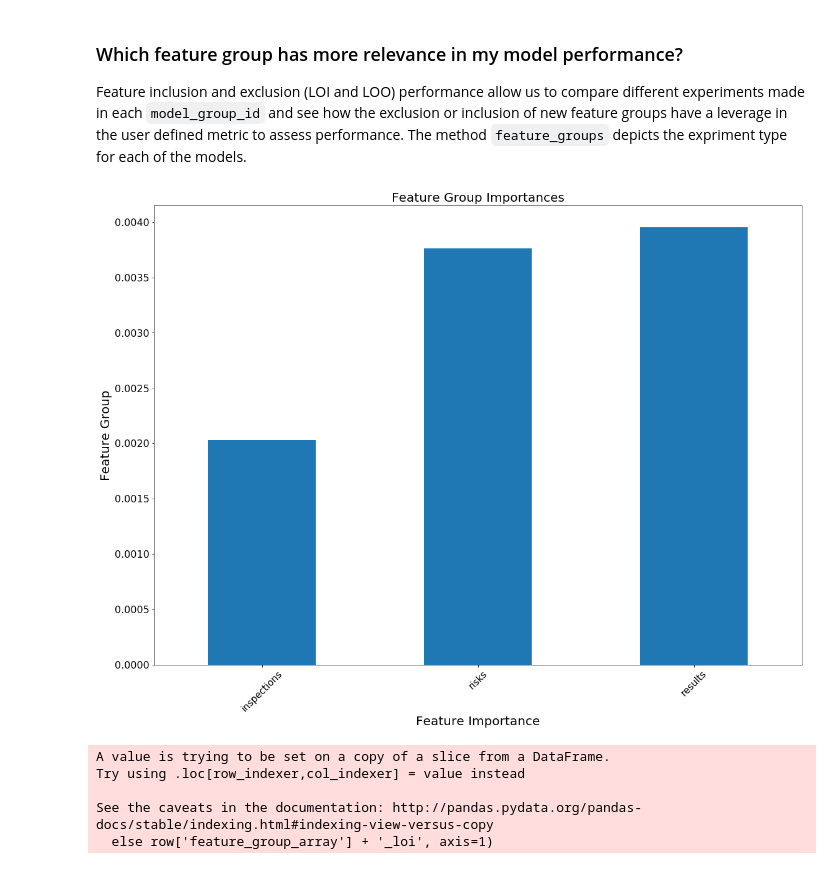
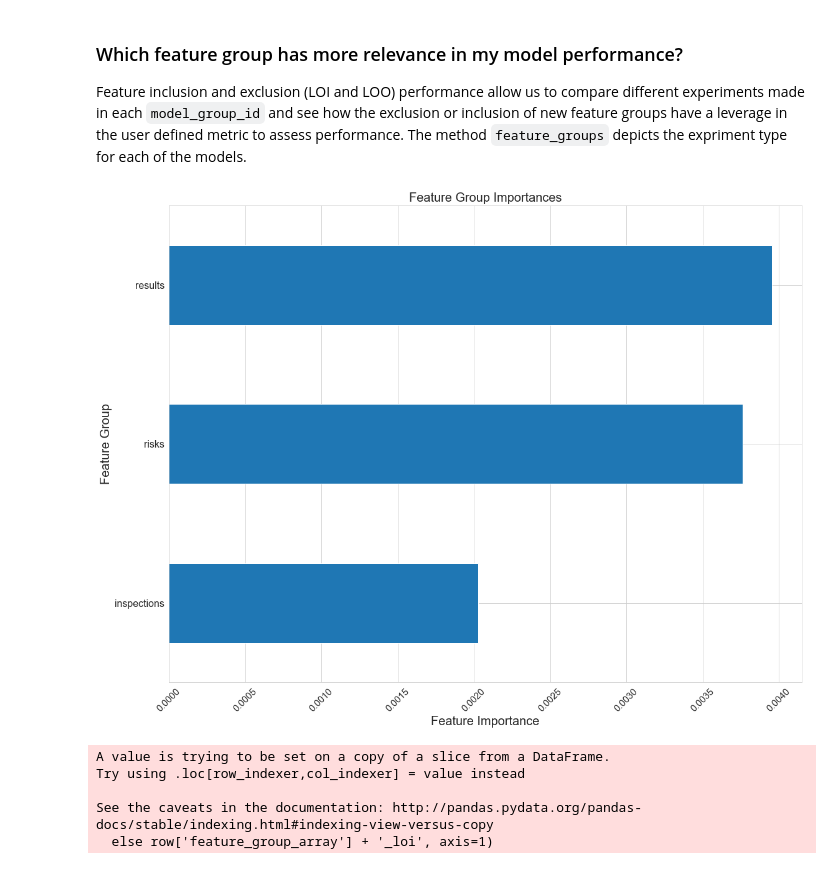
Before and after one commit to dssg/triage, a Jupyter notebook: src/triage/component/postmodeling/contrast/postmodeling_tutorial.ipynb, the cells around one changed output. Drawn from its saved outputs; the diff is of its cells as text; code cells hidden in the pictures.

```diff
--- a/src/triage/component/postmodeling/contrast/postmodeling_tutorial.ipynb
+++ b/src/triage/component/postmodeling/contrast/postmodeling_tutorial.ipynb
@@ -172,9 +171,9 @@ l_t[0].plot_feature_importances_std_err(path= params.project_path,
 
 Feature inclusion and exclusion (LOI and LOO) performance allow us to compare different experiments made in each `model_group_id` and see how the exclusion or inclusion of new feature groups have a leverage in the user defined metric to assess performance. The method `feature_groups` depicts the expriment type for each of the models.
 # %%
-l_t[0].plot_feature_group_importances()
+l_t[0].plot_feature_group_average_importances()
 # %% [output]
-[figure, old version]
+[figure, new version]
 # %%
 audited_models_class.feature_loi_loo(param_type='rank_pct',
                                      param=10,
```
Also changed, not shown: parts of 17 cells of this notebook.
